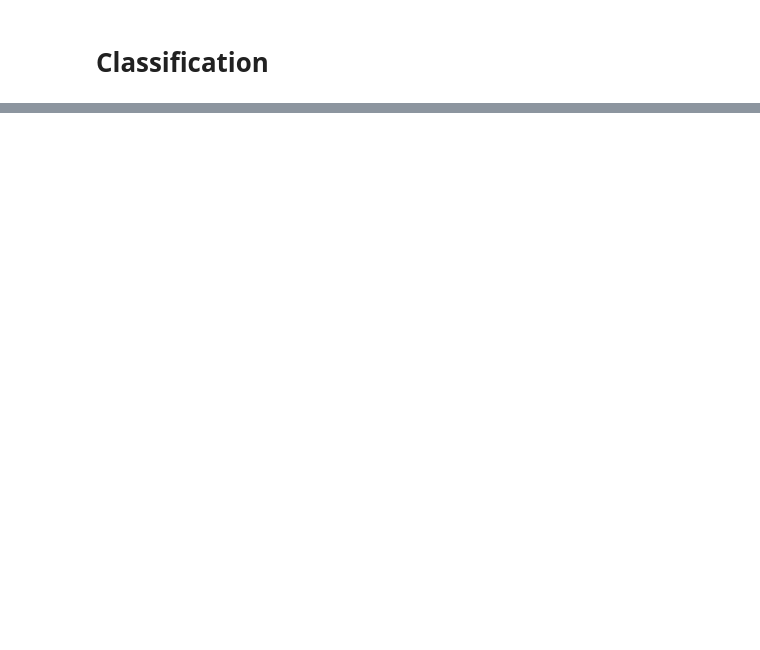
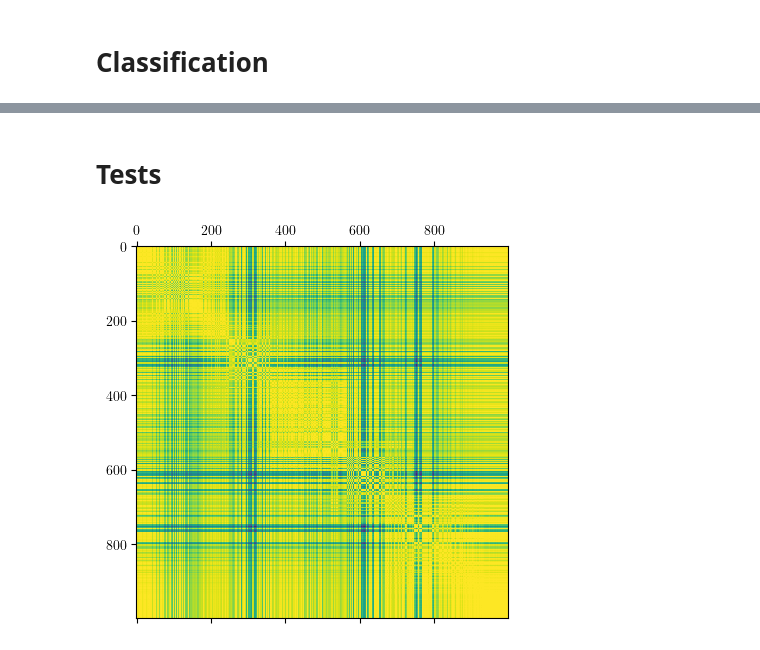
Before and after one commit to HugoLebeau/online_learning, a Jupyter notebook: Toeplitz puncturing.ipynb, the cells around one changed output, grey strips where cells are left out. Drawn from its saved outputs; the diff is of its cells as text; code cells hidden in the pictures; blank space fills up the shorter version.

Commit message:
Test kernel RBF

```diff
--- a/Toeplitz puncturing.ipynb
+++ b/Toeplitz puncturing.ipynb
@@ -207,0 +208,2 @@ for ll, l in enumerate(idx_eigvecs):
+# %% [markdown]
+# Tests
@@ -207,0 +213,11 @@ for ll, l in enumerate(idx_eigvecs):
+# %%
+data = eigvecs_t[0, idx_eigvecs]
+sqdistances = pdist(data.T, metric='sqeuclidean')
+sigma = 1
+kernel_data = squareform(np.exp(-0.5*sqdistances/sigma))+np.eye(n)
+_, eigvecs_k = eigsh(kernel_data, which='LA', k=2)
+# %%
+plt.matshow(kernel_data)
+plt.show()
+# %% [output]
+[figure, added]
```
Also changed, not shown: parts of 11 cells of this notebook.
